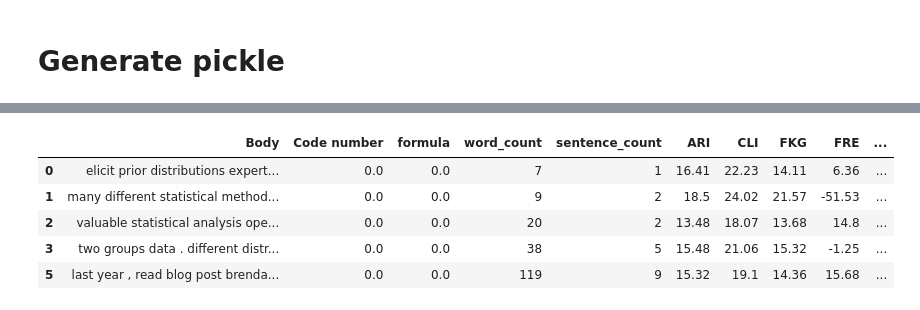
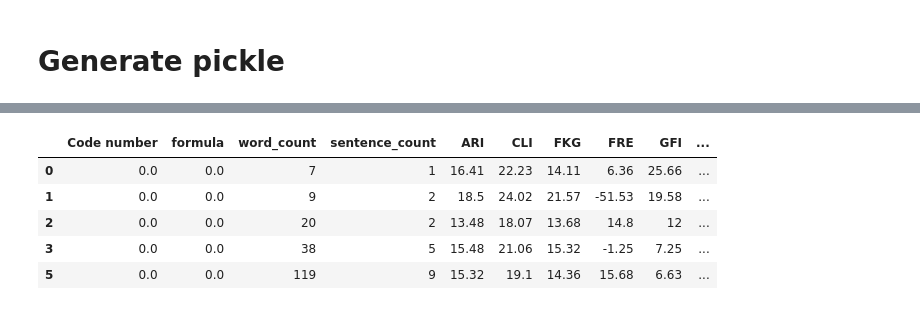
Before and after one commit to jpzhangvincent/StackOverflow-MLproject, a Jupyter notebook: DataMunging/Readability Metrics.ipynb, the cells around one changed output, grey strips where cells are left out. Saved outputs shown, nothing was run; the diff lists cells and outputs as text; code cells hidden in the pictures.

```diff
--- a/DataMunging/Readability Metrics.ipynb
+++ b/DataMunging/Readability Metrics.ipynb
@@ -500,9 +500,11 @@ Body_clean_puc_df.head()
-# %%
-pd.read_pickle('Readability_Metrics.pickle').head()
-# %% [output]
-|  | Body | Code number | formula | word_count | sentence_count | ARI | CLI | FKG | FRE | ... |
-| 0 | elicit prior distributions expert... | 0.0 | 0.0 | 7 | 1 | 16.41 | 22.23 | 14.11 | 6.36 | ... |
-| 1 | many different statistical method... | 0.0 | 0.0 | 9 | 2 | 18.5 | 24.02 | 21.57 | -51.53 | ... |
-| 2 | valuable statistical analysis ope... | 0.0 | 0.0 | 20 | 2 | 13.48 | 18.07 | 13.68 | 14.8 | ... |
-| 3 | two groups data . different distr... | 0.0 | 0.0 | 38 | 5 | 15.48 | 21.06 | 15.32 | -1.25 | ... |
-| 5 | last year , read blog post brenda... | 0.0 | 0.0 | 119 | 9 | 15.32 | 19.1 | 14.36 | 15.68 | ... |
+# %%
+target = ['Code number','formula','word_count','sentence_count','ARI','CLI','FKG','FRE','GFI','M_Entropy','LOC_Per']
+RM = Body_clean_puc_df[target]
+RM.head()
+# %% [output]
+|  | Code number | formula | word_count | sentence_count | ARI | CLI | FKG | FRE | GFI | ... |
+| 0 | 0.0 | 0.0 | 7 | 1 | 16.41 | 22.23 | 14.11 | 6.36 | 25.66 | ... |
+| 1 | 0.0 | 0.0 | 9 | 2 | 18.5 | 24.02 | 21.57 | -51.53 | 19.58 | ... |
+| 2 | 0.0 | 0.0 | 20 | 2 | 13.48 | 18.07 | 13.68 | 14.8 | 12 | ... |
+| 3 | 0.0 | 0.0 | 38 | 5 | 15.48 | 21.06 | 15.32 | -1.25 | 7.25 | ... |
+| 5 | 0.0 | 0.0 | 119 | 9 | 15.32 | 19.1 | 14.36 | 15.68 | 6.63 | ... |
```
Also changed, not shown: parts of 3 cells of this notebook.
